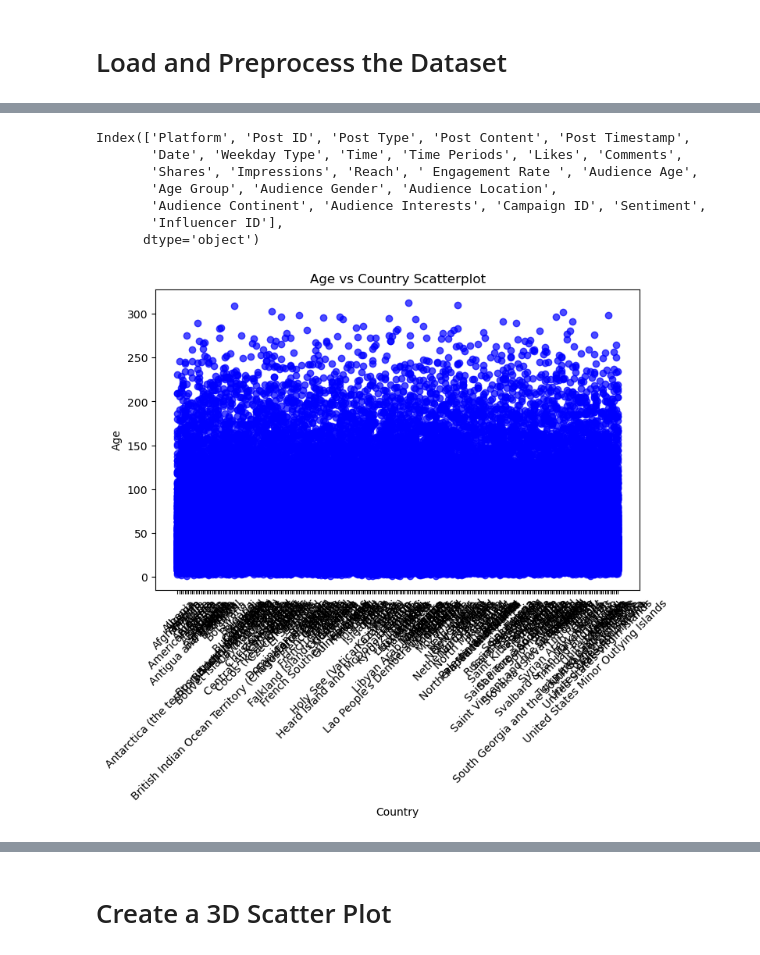
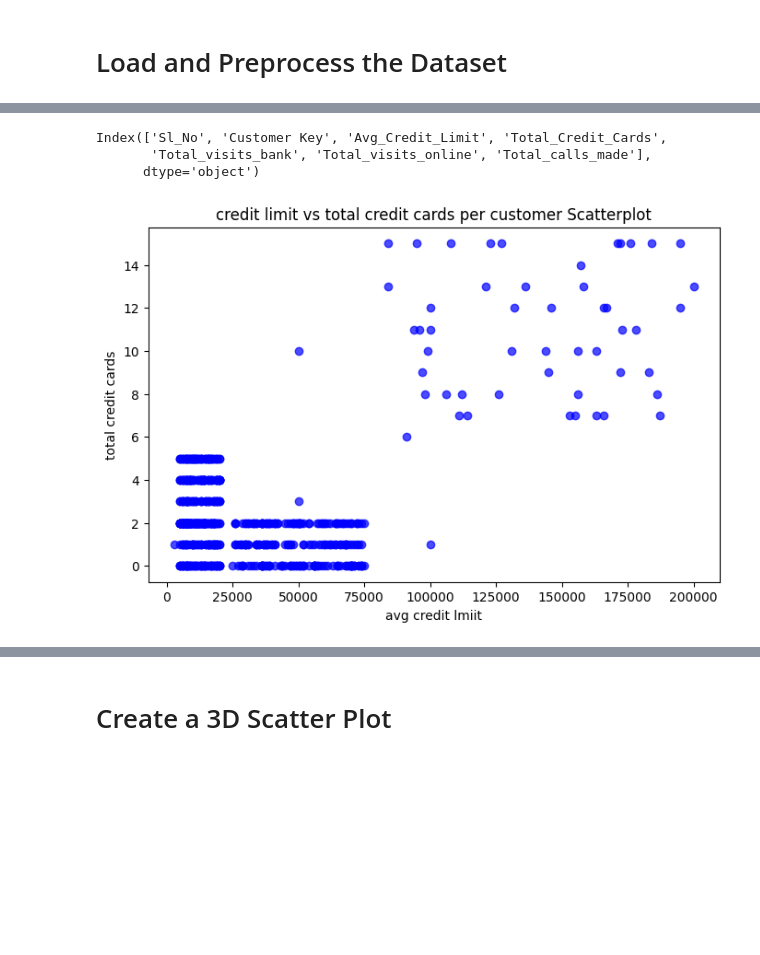
Before and after one commit to sunyshore/knn, a Jupyter notebook: knn_working.ipynb, the cells around one changed output, grey strips where cells are left out. Drawn from its saved outputs; the diff is of its cells as text; code cells hidden in the pictures; blank space fills up the shorter version.

Commit message:
changed to a new dataset

```diff
--- a/knn_working.ipynb
+++ b/knn_working.ipynb
@@ -53,6 +53,6 @@ sage_on = False
 # Step 1: Load the Dataset
 # Load the mall customers dataset from a CSV file into a Pandas DataFrame.
 # This allows for easy data manipulation and analysis.
-df_socials = pd.read_csv('datasets/gooddata.csv')
-df_socials.head()
+df_cc = pd.read_csv('credit_card_customer_data.csv')
+df_cc.head()
 # %% [output]
@@ -66,46 +65,42 @@ df_socials.head()
 # %%
 # pick columns to one hot encode
-print(df_socials.columns)
+print(df_cc.columns)
 
 # drop irrelevant columns
-df_socials.drop(['Post ID', 'Post Content', 'Post Timestamp', 'Date', 'Time', 'Audience Continent', 'Audience Interests',
-                 'Campaign ID', 'Influencer ID'], axis=1, inplace=True)
+#df_socials.drop(['Post ID', 'Post Content', 'Post Timestamp', 'Date', 'Time', 'Audience Continent', 'Audience Interests',
+                 #'Campaign ID', 'Influencer ID'], axis=1, inplace=True)
 
 # pick columns to encode
-to_encode = ['Platform', 'Post Type', 'Weekday Type', 'Time Periods', 'Age Group', 'Audience Gender',
-       'Audience Location', 'Sentiment']
+#to_encode = ['Platform', 'Post Type', 'Weekday Type', 'Time Periods', 'Age Group', 'Audience Gender',
+       #'Audience Location', 'Sentiment']
 # %% [output]
-Index(['Platform', 'Post ID', 'Post Type', 'Post Content', 'Post Timestamp',
-       'Date', 'Weekday Type', 'Time', 'Time Periods', 'Likes', 'Comments',
-       'Shares', 'Impressions', 'Reach', ' Engagement Rate ', 'Audience Age',
-       'Age Group', 'Audience Gender', 'Audience Location',
-       'Audience Continent', 'Audience Interests', 'Campaign ID', 'Sentiment',
-       'Influencer ID'],
+Index(['Sl_No', 'Customer Key', 'Avg_Credit_Limit', 'Total_Credit_Cards',
+       'Total_visits_bank', 'Total_visits_online', 'Total_calls_made'],
       dtype='object')
 # %%
 
 # Sort countries alphabetically
-df_socials_vis = df_socials.sort_values(by='Audience Location')
+#df_socials_vis = df_socials.sort_values(by='Audience Location')
 
 # Assign numerical values based on sorted order
-countries = df_socials_vis['Audience Location'].unique()
-country_mapping = {country: idx for idx, country in enumerate(countries)}
+#countries = df_socials_vis['Audience Location'].unique()
+#country_mapping = {country: idx for idx, country in enumerate(countries)}
 
 # Map countries to x-axis positions
-df_socials_vis['country_position'] = df_socials_vis['Audience Location'].map(country_mapping)
+#df_socials_vis['country_position'] = df_socials_vis['Audience Location'].map(country_mapping)
 
 # Create scatter plot
 plt.figure(figsize=(8, 5))
-plt.scatter(df_socials_vis['country_position'], df_socials_vis[' Engagement Rate '], color='blue', alpha=0.7)
+plt.scatter(df_cc['Avg_Credit_Limit'], df_cc['Total_visits_online'], color='blue', alpha=0.7)
 
 # Formatting
-plt.xlabel('Country')
-plt.ylabel('Age')
-plt.xticks(ticks=range(len(countries)), labels=countries, rotation=45)
-plt.title('Age vs Country Scatterplot')
+plt.xlabel('avg credit lmiit')
+plt.ylabel('total credit cards')
+
+plt.title('credit limit vs total credit cards per customer Scatterplot')
 
 plt.show()
 # %% [output]
-[figure, old version]
+[figure, new version]
 # %%
 # Initialize OneHotEncoder
```
Also changed, not shown: parts of 6 cells of this notebook.
